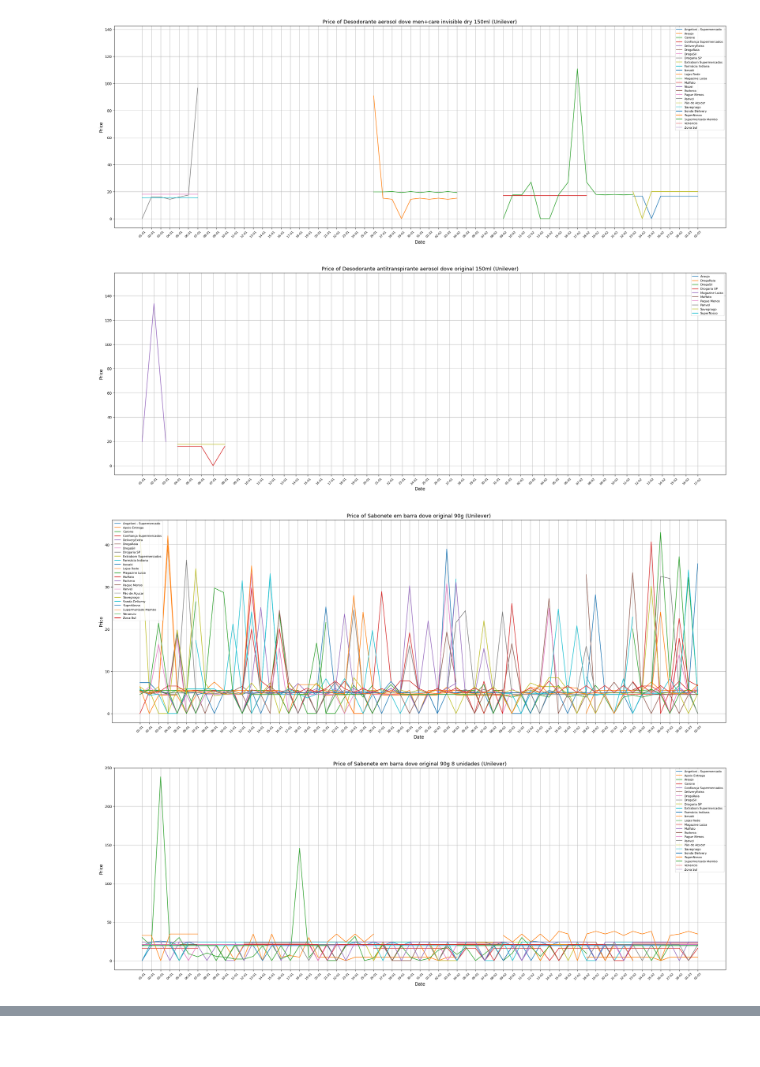
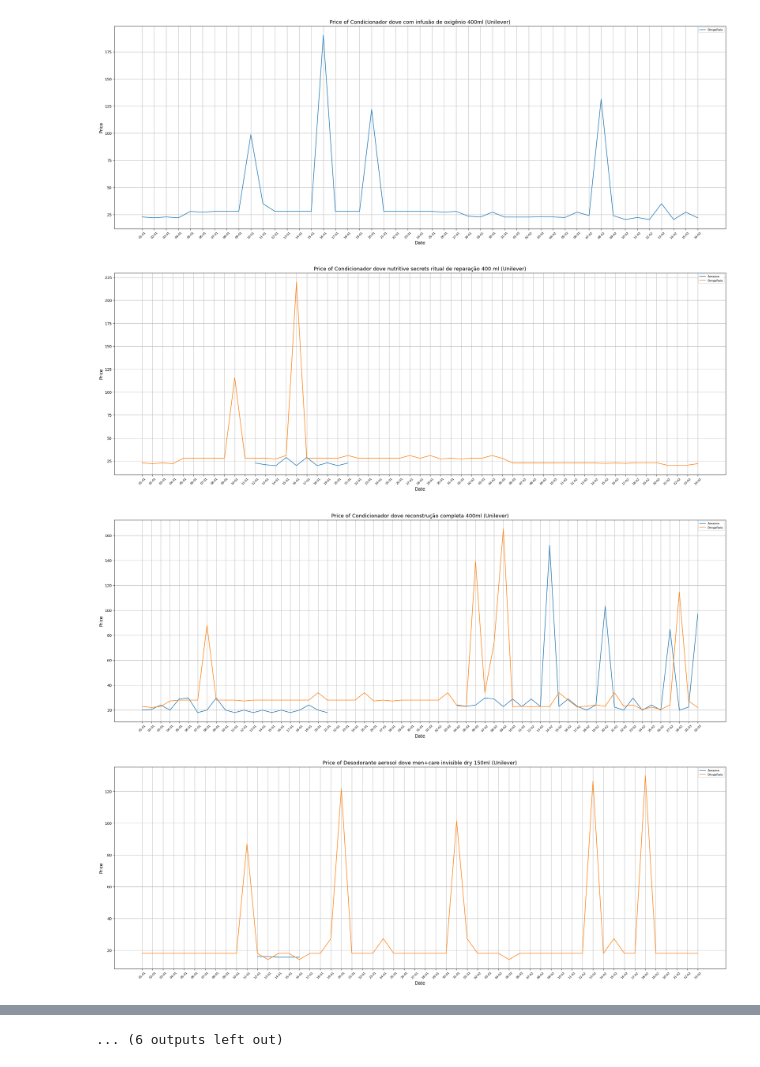
Before and after one commit to luizavboas/test-analytics-engineer_luiza, a Jupyter notebook: notebooks/data_analysis.ipynb, the cells around one changed output, grey strips where cells are left out. Drawn from its saved outputs; the diff is of its cells as text; code cells hidden in the pictures.

```diff
--- a/notebooks/data_analysis.ipynb
+++ b/notebooks/data_analysis.ipynb
@@ -109,10 +109,10 @@ na_vls = ['#N/A', '#N/A N/A', '#NA', '-1.#IND', '-1.#QNAN', '-NaN', '-nan',
                '1.#IND', '1.#QNAN', '<NA>', 'N/A', 'NA', 'NULL', 'NaN', 'n/a', 'nan',
                 'null', '...']
 
-
+nrows = 200000
 
 # Load datasets
-df_prod = pd.read_csv(path+"ProdutosVarejos.csv", na_values = na_vls)
+df_prod = pd.read_csv(path+"ProdutosVarejos.csv", na_values = na_vls, nrows = nrows)
 df_coletas = pd.read_csv(path+"Coletas.csv", na_values = na_vls, nrows = nrows)
 
 # Handling missing values
@@ -158,13 +158,9 @@ df_prod = customer_identifier(df_prod)
 df_coletas["DateIns"] = pd.to_datetime(df_coletas["DateIns"].values).strftime('%d-%m')
 
 # Formatting "Department","Category", "Product" columns strings to begin (each word) with upper case
-for cols in df_prod[["Department","Category", "Product"]]:
+
+for cols in df_prod[["Department","Category", "Product"]].columns.values:
     df_prod[cols] = df_prod[cols].str.capitalize()
 
 # Formatting "Brand" column value strings to begin with upper case
 df_prod.loc[(df_prod["Brand"] != df_prod["Customer"]),"Brand"].str.title()
-
-# Inconsistences fixing and verification
-df_coletas = fix_unconsistences(df_coletas, 'missing')
-df_coletas = fix_unconsistences(df_coletas, 'negative')
-verify_inconsistences(df_coletas)
@@ -170,0 +180,4 @@ verify_inconsistences(df_coletas)
+# %%
+# Inconsistences fixing and verification
+df_coletas = fix_inconsistences(df_coletas, 'missing')
+df_coletas = fix_inconsistences(df_coletas, 'negative')
@@ -244,58 +254,64 @@ from matplotlib.dates import DateFormatter
 # Customer Price Analysis
 selected_customer = 'Unilever'
 selected_brand = 'Dove'
+selected_retailers = ['Amazon', 'DrogaRaia', 'Drogasil', 'Mercado Livre']
 
 df_join2 = df_prod.merge(right = df_coletas, how='inner',\
                         on = 'MasterKey_RetailerProduct').groupby(\
                                                                 ['Customer','Specifics', 'Competitor', 'Product',
-                                                                'Brand','EAN','MasterKey_RetailerProduct',
+                                                                'Brand','EAN','Retailer','MasterKey_RetailerProduct',
                                                                 'DateIns'])['FinalPrice','SuggestedPrice'].mean()
 
 
 df_join2['FinalPrice'] = np.round(df_join2['FinalPrice'].values,decimals = 2)
 df_join2.reset_index(inplace = True)
 
 df_selected = df_join2[(df_join2['Customer'] == selected_customer)&
-                                (df_join2['Brand'] == selected_brand)]
+                                (df_join2['Brand'] == selected_brand)&
+                                (df_join2['Competitor'] == 0)]
 
 
 for ean in pd.unique(df_selected['EAN']):
     df_ean = df_selected[df_selected['EAN'] == ean]
     prod = pd.unique(df_ean['Product'].values)[0]
 
     # Group by EAN and Retailer, calculate mean price
-    ean_retailer_prices = df_ean.groupby(['MasterKey_RetailerProduct',
+    ean_retailer_prices = df_ean.groupby(['MasterKey_RetailerProduct', 'Retailer',
                                         'DateIns'])['FinalPrice'].mean().reset_index()
+    ean_retailer_prices = ean_retailer_prices.merge(right = pd.DataFrame(selected_retailer, columns = ['Retailer']), how = 'inner')
 
     # Pivot the data for plotting
     pivot_data = ean_retailer_prices.pivot(index='DateIns', columns='MasterKey_RetailerProduct', values='FinalPrice')
     pivot_data.columns = pivot_data.columns.str.replace(r'^[A-Za-z]+[0-9]+','')
 
-    # Create a chart
-    fig, ax = plt.subplots(figsize=(30,10))
-    for retailer in pd.unique(pivot_data.columns):
-        ax.plot(pivot_data.index, pivot_data[retailer], label=retailer)
+    if not pivot_data.empty:
+        # Create a chart
+        fig, ax = plt.subplots(figsize=(30,10))
 
-    ax.set_xlabel('Date', fontsize=12)                                      # Xlabel font and size
-    ax.set_ylabel('Price', fontsize=12)                                     # Ylabel font and size
 
-    ax.set_title(f'Price of {prod} ({selected_customer})', fontsize=14)
+        for retailer in pd.unique(pivot_data.columns):
+            ax.plot(pivot_data.index, pivot_data[retailer], label=retailer)
 
-    # xlabels datetime formatting
-    date_formatter = DateFormatter('%d-%m')  # Define the desired format
-    ax.xaxis.set_major_formatter(date_formatter)
-    plt.xticks(rotation=45, ha='center', fontsize=8)                         # Xlabel rotation and position
+        ax.set_xlabel('Date', fontsize=12)                                      # Xlabel font and size
+        ax.set_ylabel('Price', fontsize=12)                                     # Ylabel font and size
 
-    ax.legend(loc='best')                                                   # Legend position
-    ax.legend(fontsize=8)                                                   # Legend font size
+        ax.set_title(f'Price of {prod} ({selected_customer})', fontsize=14)
 
-    # Add grid lines to the plot
-    ax.grid(True)
+        # xlabels datetime formatting
+        date_formatter = DateFormatter('%d-%m')  # Define the desired format
+        ax.xaxis.set_major_formatter(date_formatter)
+        plt.xticks(rotation=45, ha='center', fontsize=8)                         # Xlabel rotation and position
 
-    #plt.tight_layout()
-    plt.show()
+        ax.legend(loc='best')                                                   # Legend position
+        ax.legend(fontsize=8)                                                   # Legend font size
+
+        # Add grid lines to the plot
+        ax.grid(True)
+
+        #plt.tight_layout()
+        plt.show()
 # %% [output]
-[figure, old version]
+[figure, new version]
-[figure, old version]
+[figure, new version]
-[figure, old version]
+[figure, new version]
-[figure, old version]
+[figure, new version]
@@ -301,0 +326 @@ for ean in pd.unique(df_selected['EAN']):
+... (6 outputs left out)
```
Also changed, not shown: parts of 7 cells of this notebook, 4 other files.
